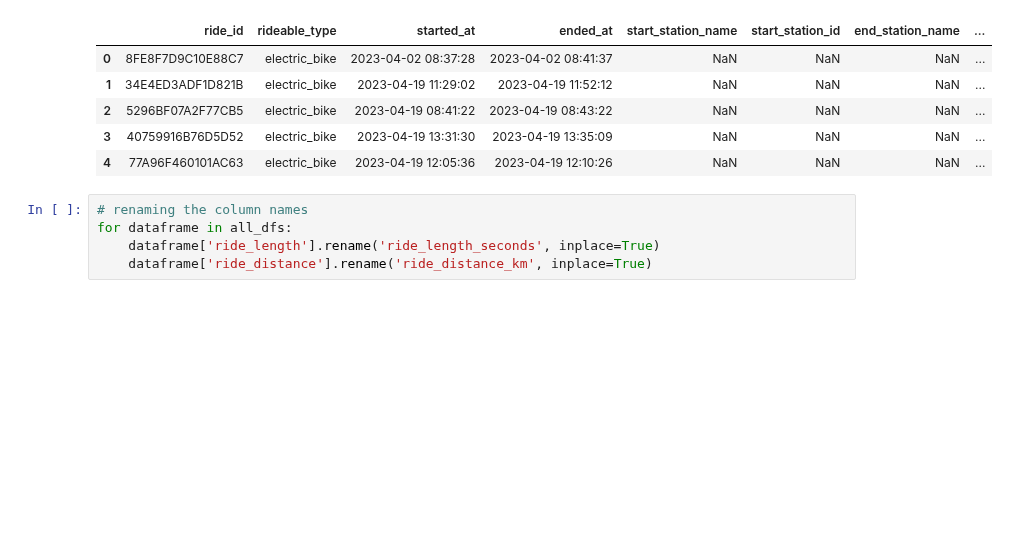
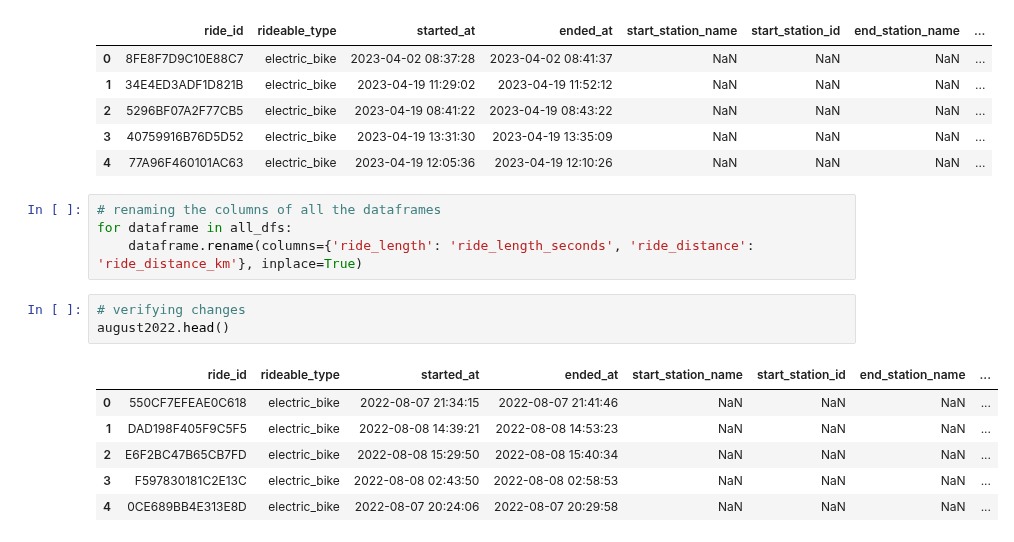
Before and after one commit to alliajagbe/data-analytics, a Jupyter notebook: case_study/notebook.ipynb, the cells around one changed output. Cells and saved outputs as stored; diff of their text form; blank space fills up the shorter version.

Commit message:
column renames

```diff
--- a/case_study/notebook.ipynb
+++ b/case_study/notebook.ipynb
@@ -231,7 +231,16 @@ april2023.head()
 | 3 | 40759916B76D5D52 | electric_bike | 2023-04-19 13:31:30 | 2023-04-19 13:35:09 | NaN | NaN | NaN | ... |
 | 4 | 77A96F460101AC63 | electric_bike | 2023-04-19 12:05:36 | 2023-04-19 12:10:26 | NaN | NaN | NaN | ... |
 # %%
-# renaming the column names
+# renaming the columns of all the dataframes
 for dataframe in all_dfs:
-    dataframe['ride_length'].rename('ride_length_seconds', inplace=True)
-    dataframe['ride_distance'].rename('ride_distance_km', inplace=True)
+    dataframe.rename(columns={'ride_length': 'ride_length_seconds', 'ride_distance': 'ride_distance_km'}, inplace=True)
+# %%
+# verifying changes
+august2022.head()
+# %% [output]
+|  | ride_id | rideable_type | started_at | ended_at | start_station_name | start_station_id | end_station_name | ... |
+| 0 | 550CF7EFEAE0C618 | electric_bike | 2022-08-07 21:34:15 | 2022-08-07 21:41:46 | NaN | NaN | NaN | ... |
+| 1 | DAD198F405F9C5F5 | electric_bike | 2022-08-08 14:39:21 | 2022-08-08 14:53:23 | NaN | NaN | NaN | ... |
+| 2 | E6F2BC47B65CB7FD | electric_bike | 2022-08-08 15:29:50 | 2022-08-08 15:40:34 | NaN | NaN | NaN | ... |
+| 3 | F597830181C2E13C | electric_bike | 2022-08-08 02:43:50 | 2022-08-08 02:58:53 | NaN | NaN | NaN | ... |
+| 4 | 0CE689BB4E313E8D | electric_bike | 2022-08-07 20:24:06 | 2022-08-07 20:29:58 | NaN | NaN | NaN | ... |
```
